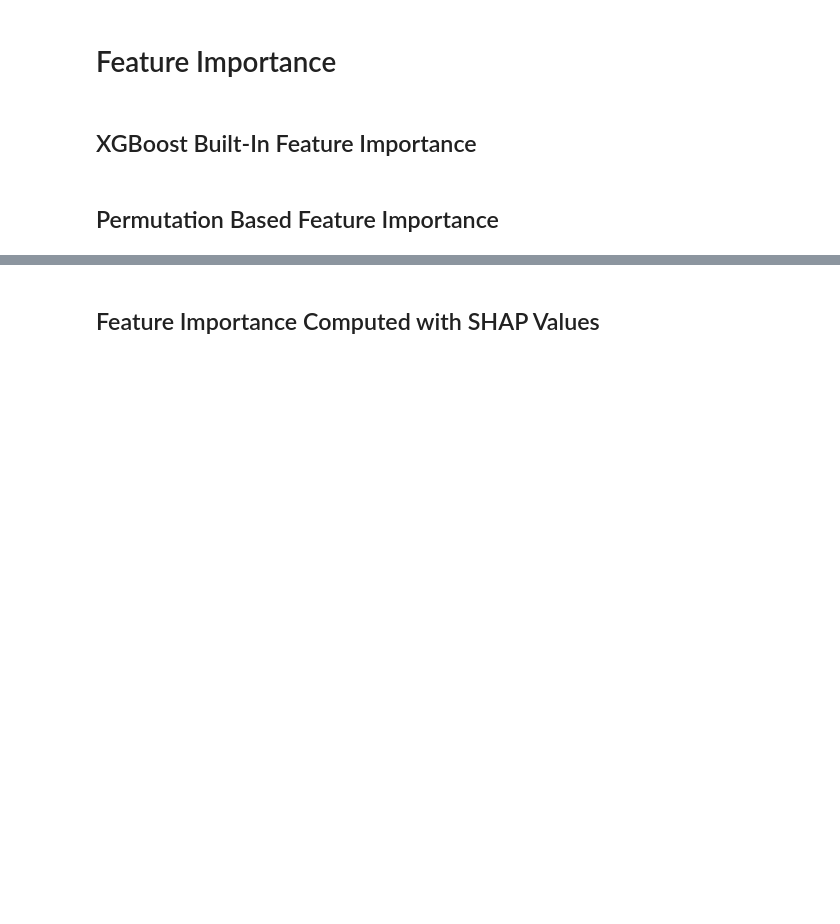
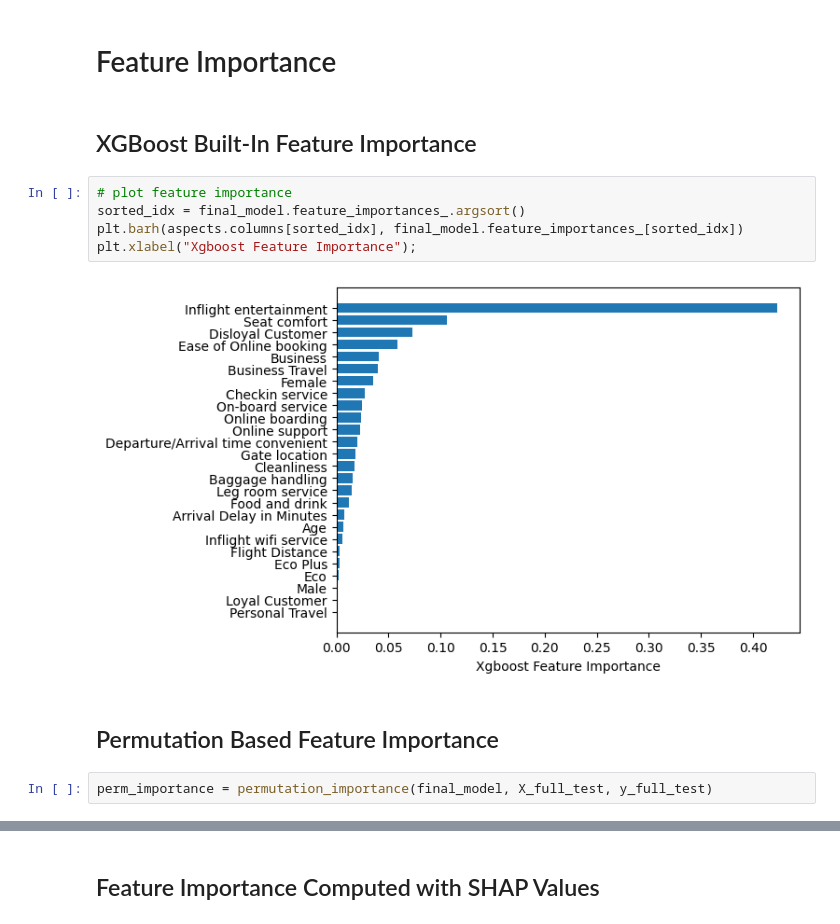
Before and after one commit to emilykmarsh/Disney_Airline_Feature_Recommendation, a Jupyter notebook: Notebook.ipynb, the cells around one changed output, grey strips where cells are left out. Cells and saved outputs as stored; diff of their text form; blank space fills up the shorter version.

```diff
--- a/Notebook.ipynb
+++ b/Notebook.ipynb
@@ -1814,5 +1855,14 @@ average_f1 = np.mean(f1_scores)
 # Feature Importance
 # %% [markdown]
 ## XGBoost Built-In Feature Importance
+# %%
+# plot feature importance
+sorted_idx = final_model.feature_importances_.argsort()
+plt.barh(aspects.columns[sorted_idx], final_model.feature_importances_[sorted_idx])
+plt.xlabel("Xgboost Feature Importance");
+# %% [output]
+[figure, added]
 # %% [markdown]
 ## Permutation Based Feature Importance
+# %%
+perm_importance = permutation_importance(final_model, X_full_test, y_full_test)
```
Also changed, not shown: parts of 106 cells of this notebook, 1 other file.
